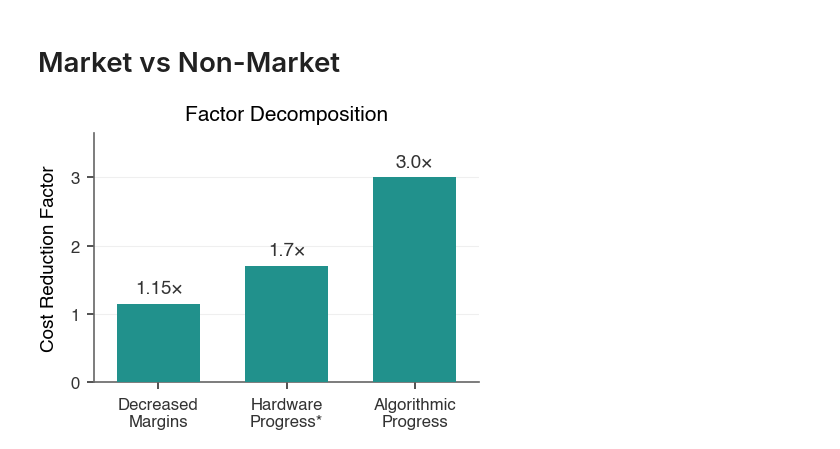
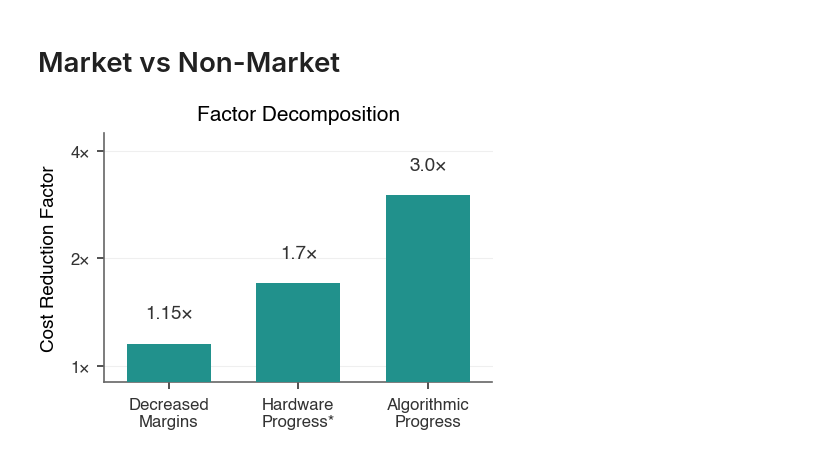
Before and after one commit to hansgundlach/Algorithmic_Progress_Inference, a Jupyter notebook: decomposing_inf_progress.ipynb, the cells around one changed output. Saved outputs shown, nothing was run; the diff lists cells and outputs as text; code cells hidden in the pictures.

```diff
--- a/decomposing_inf_progress.ipynb
+++ b/decomposing_inf_progress.ipynb
@@ -36,36 +36,51 @@ colors = [hardware_color, hardware_color, hardware_color]
 # ICML single column width: 3.25 inches
 fig, ax = plt.subplots(figsize=(3.25, 2.4))
 
+# Set y-axis to log scale
+ax.set_yscale('log')
+
 # Create clean bars
 bars = ax.bar(categories, multipliers, color=colors,
               edgecolor='none', width=0.65, zorder=3)
 
 # Add value labels on top of each bar
 for bar, mult in zip(bars, multipliers):
-    ax.text(bar.get_x() + bar.get_width()/2, bar.get_height() + 0.1,
+    # For log scale, use a percentage of the bar height for offset
+    ax.text(bar.get_x() + bar.get_width()/2, bar.get_height() * 1.15,
             f'{mult}×', ha='center', va='bottom',
             fontsize=9, fontweight='bold', color='#333333')
 
 # Clean styling
 ax.set_ylabel('Cost Reduction Factor', fontsize=9, labelpad=6)
-ax.set_ylim(0, max(multipliers) * 1.22)
 
-# Subtle horizontal grid only
+# Set log scale limits (can't start at 0 for log scale)
+ax.set_ylim(0.9, max(multipliers) * 1.5)
+
+# Set custom tick locations at important points: 1x, 2x, 4x
+tick_locations = [1.0, 2.0, 4.0]
+tick_labels = ['1×', '2×', '4×']
+ax.set_yticks(tick_locations)
+ax.set_yticklabels(tick_labels)
+
+# IMPORTANT: Disable minor ticks to prevent "3*10^0" from appearing
+ax.yaxis.set_minor_locator(plt.NullLocator())
+
+# Subtle horizontal grid only (will show at tick locations)
 ax.yaxis.grid(True, linestyle='-', alpha=0.2, linewidth=0.5, zorder=0)
 ax.set_axisbelow(True)
 
 # Clean spine styling
 ax.spines['left'].set_color('#666666')
 ax.spines['bottom'].set_color('#666666')
 ax.tick_params(colors='#333333', width=0.8)
 
 # Tighter x-axis
 ax.set_xlim(-0.5, 2.5)
 ax.title.set_text('Factor Decomposition')
 
 plt.tight_layout()
 plt.savefig('figures/decomposing_inference_progress_icml.pdf', format='pdf')
 plt.savefig('figures/decomposing_inference_progress_icml.png', format='png')
 plt.show()
 # %% [output]
-[figure, old version]
+[figure, new version]
```
Also changed, not shown: 14 other files.
